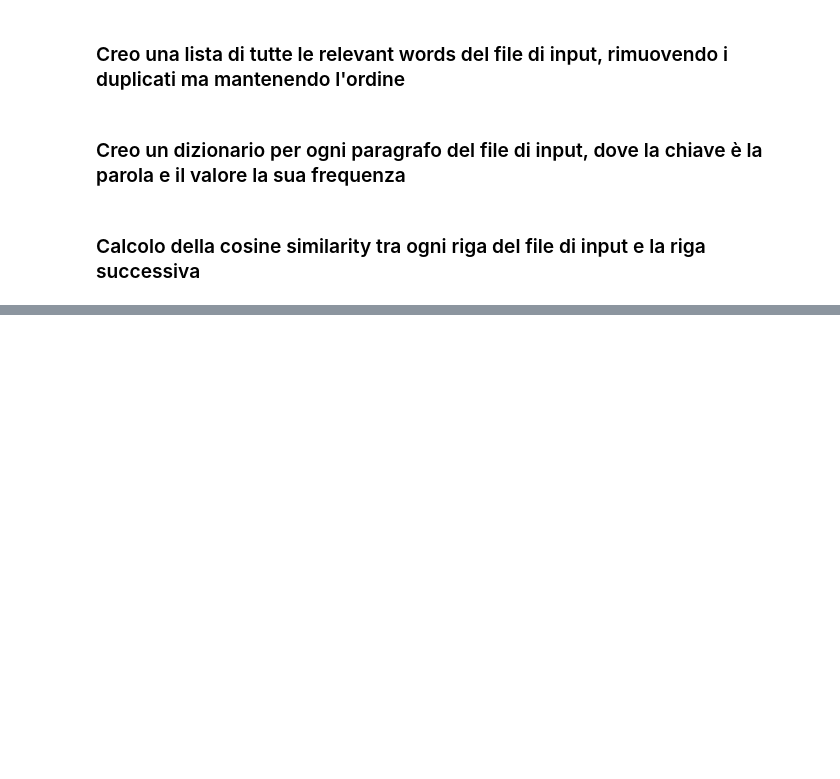
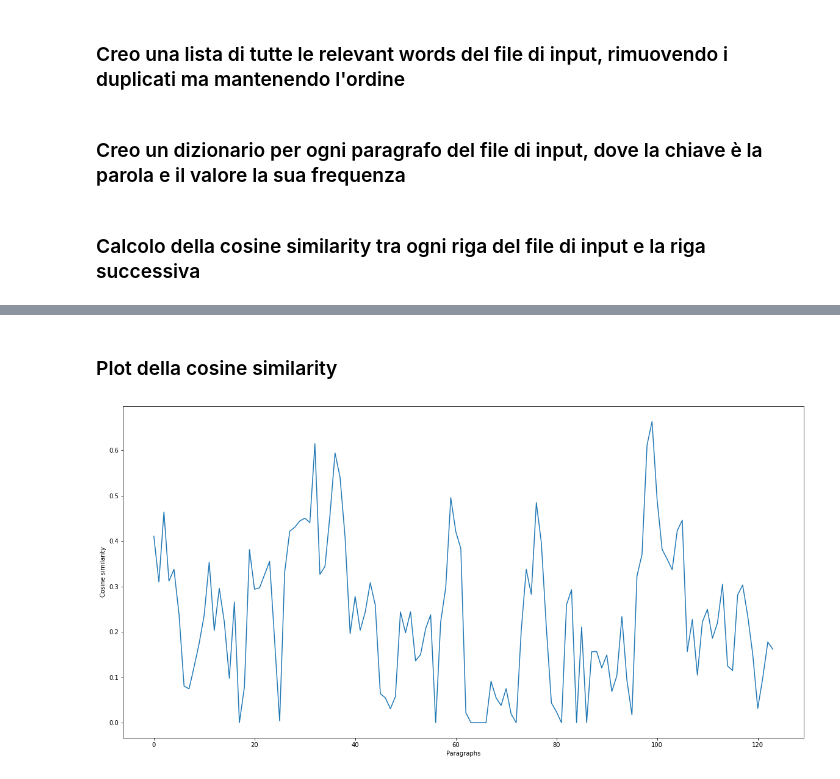
Before and after one commit to jakbtg/TLN, a Jupyter notebook: Di Caro/src/4-segmentation.ipynb, the cells around one changed output, grey strips where cells are left out. Cells and saved outputs as stored; diff of their text form; code cells hidden in the pictures; blank space fills up the shorter version.

Commit message:
trying cos sim with more paragraphs

```diff
--- a/Di Caro/src/4-segmentation.ipynb
+++ b/Di Caro/src/4-segmentation.ipynb
@@ -101,32 +117,2 @@ def paragraph_list(paragraph_dict):
 # %% [markdown]
 ### Calcolo della cosine similarity tra ogni riga del file di input e la riga successiva
-# %%
-# Compute cosine similarity between two paragraphs
-# def cosine_similarity(p1, p2):
-#     return np.dot(p1, p2) / (np.linalg.norm(p1) * np.linalg.norm(p2))
-
-
-# Compute cosine similarity between all paragraphs two by two
-# for i in range(0, len(paragraphs) - 1):
-#     for j in range(i + 2, len(paragraphs) - 1):
-#         par1 = paragraphs[i]
-#         par2 = paragraphs[i + 1]
-#         par3 = paragraphs[j]
-#         par4 = paragraphs[j + 1]
-#         dict1 = paragraph_dict(par1, par2)
-#         dict2 = paragraph_dict(par3, par4)
-#         list1 = paragraph_list(dict1)
-#         list2 = paragraph_list(dict2)
-#         cos_sim = cosine_similarity([list1], [list2])
-#         print(f'Paragraphs {i} and {i + 1} are similar to paragraphs {j} and {j + 1} with a cosine similarity of {cos_sim}')
-
-# Compute cosine similarity between all paragraphs one by one
-for i in range(0, len(paragraphs) - 1):
-    par1 = paragraphs[i]
-    par2 = paragraphs[i + 1]
-    dict1 = paragraph_dict(par1)
-    dict2 = paragraph_dict(par2)
-    list1 = paragraph_list(dict1)
-    list2 = paragraph_list(dict2)
-    cos_sim = cosine_similarity([list1], [list2])
-    print(f'Paragraphs {i + 1} and {i + 2} are similar with a cosine similarity of {cos_sim}')
@@ -150,0 +160,11 @@ Paragraphs 126 and 127 are similar with a cosine similarity of [[0.06195122]]
+# %% [markdown]
+### Plot della cosine similarity
+# %%
+# Plot the cosine similarity
+fig = plt.figure(figsize=(20, 10))
+plt.plot(cos_sim_list)
+plt.xlabel('Paragraphs')
+plt.ylabel('Cosine similarity')
+plt.show()
+# %% [output]
+[figure, added]
```
Also changed, not shown: parts of 4 cells of this notebook.
